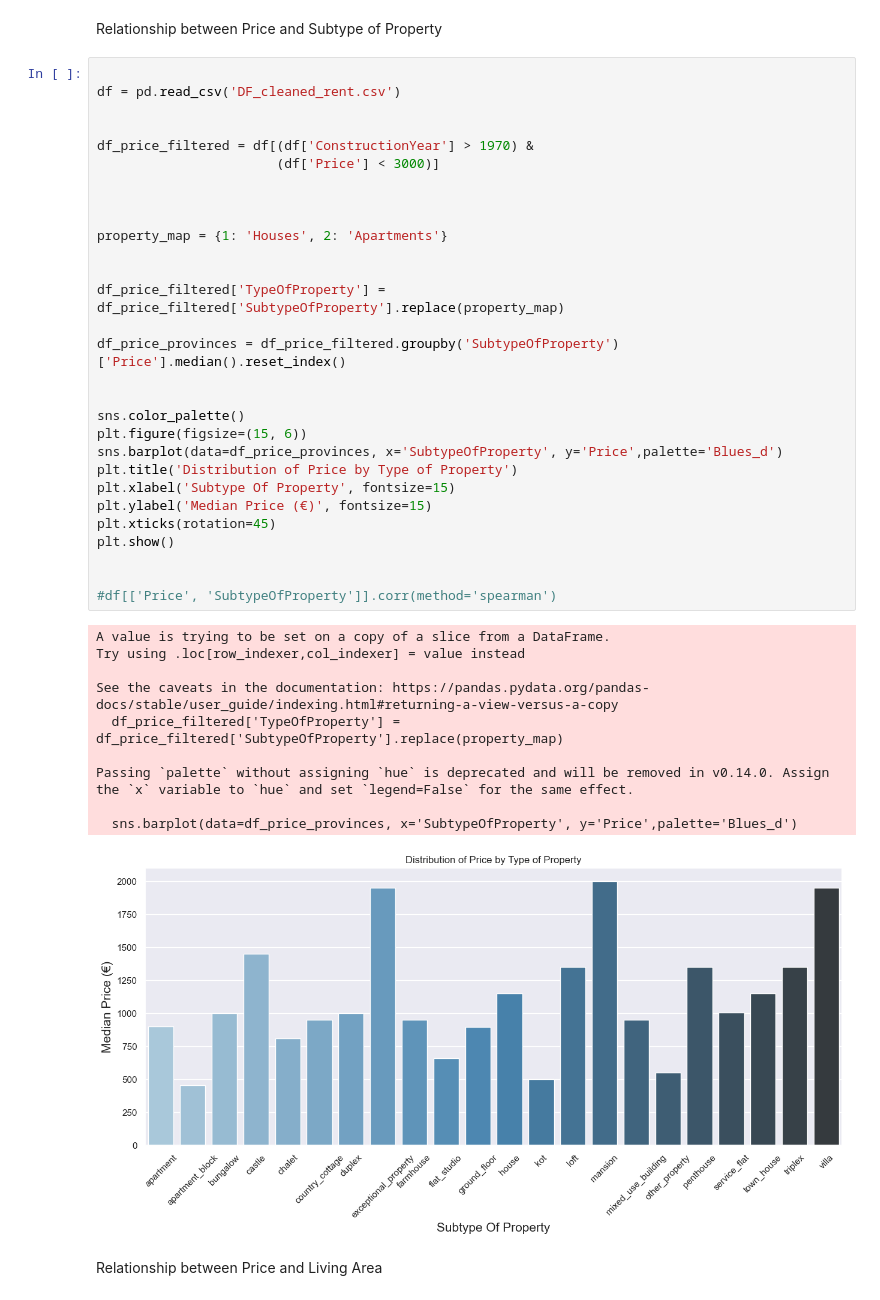
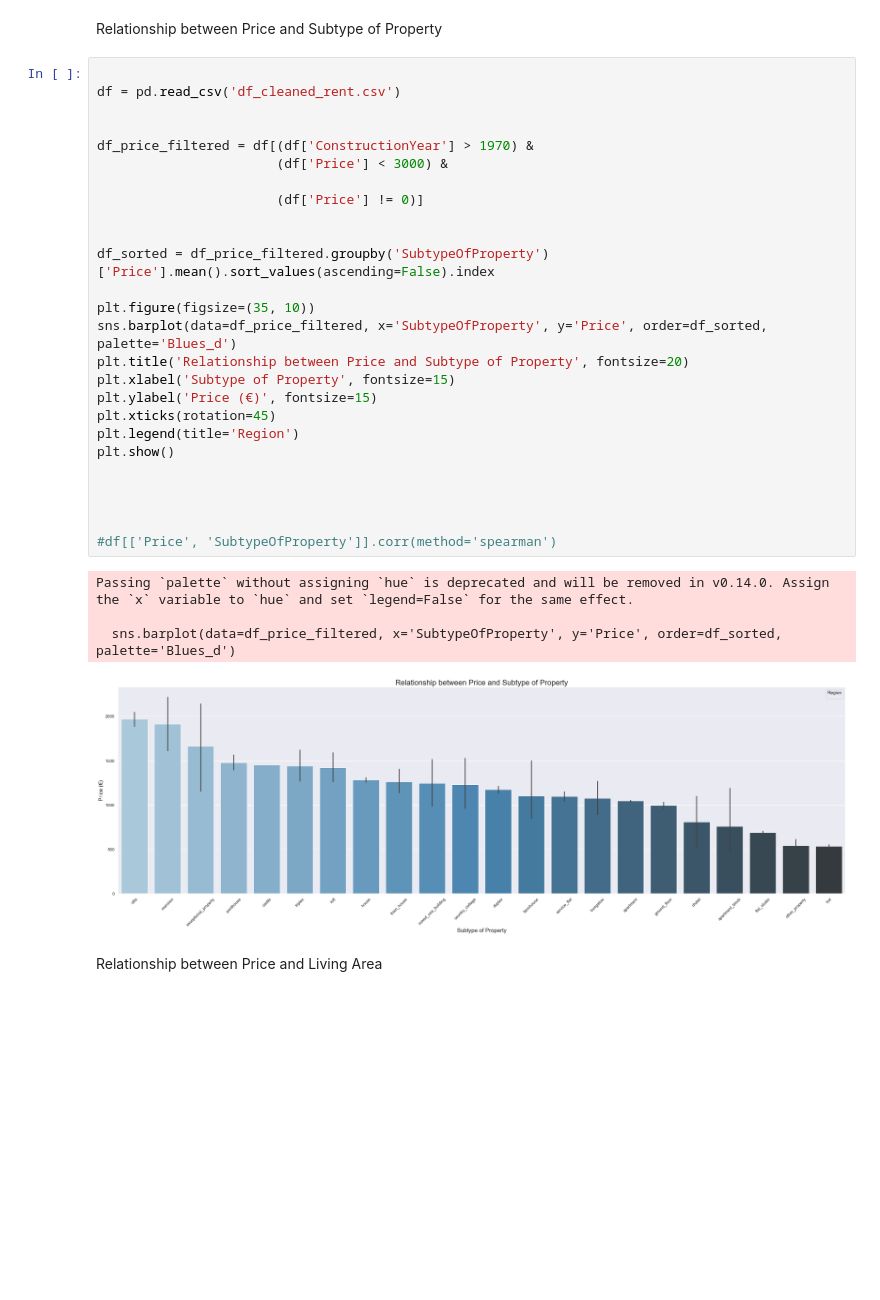
Before and after one commit to AdrienPiette/Data-visualisation, a Jupyter notebook: analyze/Analyzing rents.ipynb, the cells around one changed output. Drawn from its saved outputs; the diff is of its cells as text; blank space fills up the shorter version.

```diff
--- a/analyze/Analyzing rents.ipynb
+++ b/analyze/Analyzing rents.ipynb
@@ -234,44 +235,35 @@ plt.show()
 Relationship between Price and Subtype of Property
 # %%
 
-df = pd.read_csv('DF_cleaned_rent.csv')
+df = pd.read_csv('df_cleaned_rent.csv')
 
 
 df_price_filtered = df[(df['ConstructionYear'] > 1970) &
-                       (df['Price'] < 3000)]
+                       (df['Price'] < 3000) &
+
+                       (df['Price'] != 0)]
+
+
+df_sorted = df_price_filtered.groupby('SubtypeOfProperty')['Price'].mean().sort_values(ascending=False).index
+
+plt.figure(figsize=(35, 10))
+sns.barplot(data=df_price_filtered, x='SubtypeOfProperty', y='Price', order=df_sorted, palette='Blues_d')
+plt.title('Relationship between Price and Subtype of Property', fontsize=20)
+plt.xlabel('Subtype of Property', fontsize=15)
+plt.ylabel('Price (€)', fontsize=15)
+plt.xticks(rotation=45)
+plt.legend(title='Region')
+plt.show()
 
 
 
-property_map = {1: 'Houses', 2: 'Apartments'}
-
-
-df_price_filtered['TypeOfProperty'] = df_price_filtered['SubtypeOfProperty'].replace(property_map)
-
-df_price_provinces = df_price_filtered.groupby('SubtypeOfProperty')['Price'].median().reset_index()
-
-
-sns.color_palette()
-plt.figure(figsize=(15, 6))
-sns.barplot(data=df_price_provinces, x='SubtypeOfProperty', y='Price',palette='Blues_d')
-plt.title('Distribution of Price by Type of Property')
-plt.xlabel('Subtype Of Property', fontsize=15)
-plt.ylabel('Median Price (€)', fontsize=15)
-plt.xticks(rotation=45)
-plt.show()
-
 
 #df[['Price', 'SubtypeOfProperty']].corr(method='spearman')
 # %% [output]
-A value is trying to be set on a copy of a slice from a DataFrame.
-Try using .loc[row_indexer,col_indexer] = value instead
-
-See the caveats in the documentation: https://pandas.pydata.org/pandas-docs/stable/user_guide/indexing.html#returning-a-view-versus-a-copy
-  df_price_filtered['TypeOfProperty'] = df_price_filtered['SubtypeOfProperty'].replace(property_map)
-
 Passing `palette` without assigning `hue` is deprecated and will be removed in v0.14.0. Assign the `x` variable to `hue` and set `legend=False` for the same effect.
 
-  sns.barplot(data=df_price_provinces, x='SubtypeOfProperty', y='Price',palette='Blues_d')
+  sns.barplot(data=df_price_filtered, x='SubtypeOfProperty', y='Price', order=df_sorted, palette='Blues_d')
-[figure, old version]
+[figure, new version]
 # %% [markdown]
 Relationship between Price and Living Area
 # %%
```
Also changed, not shown: parts of 8 cells of this notebook, 9 other files.
